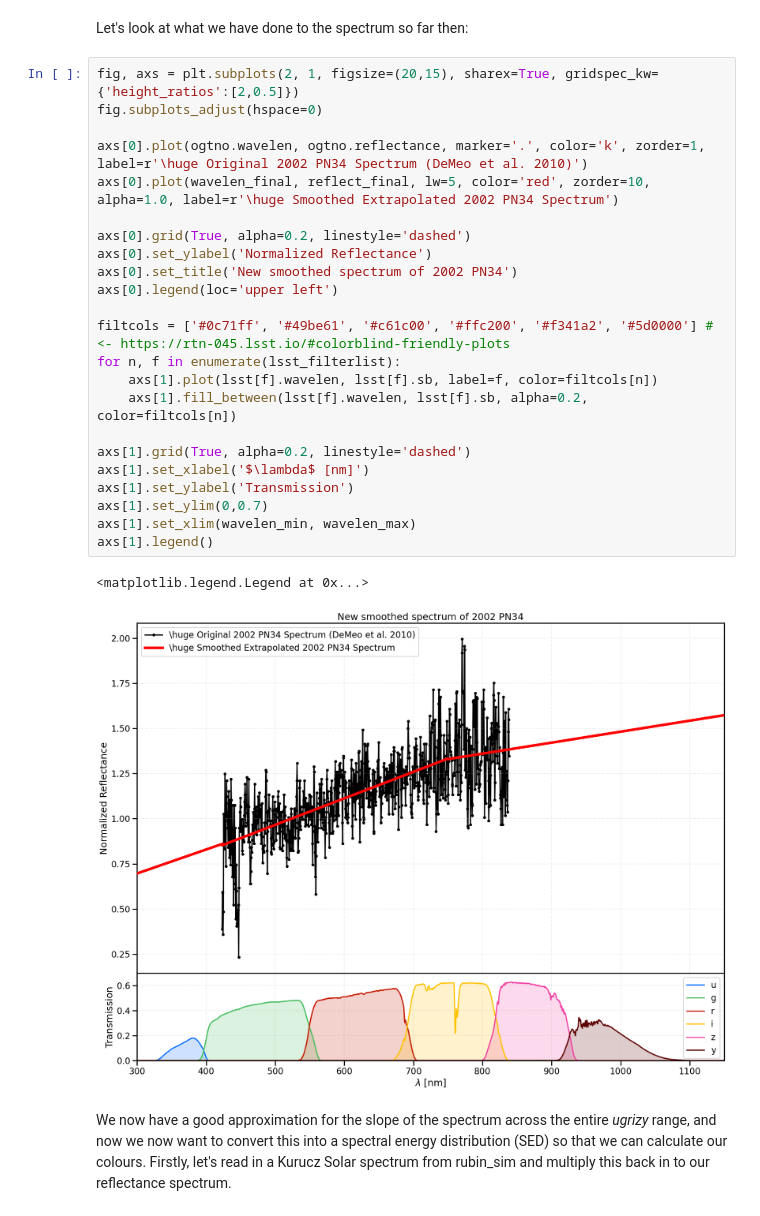
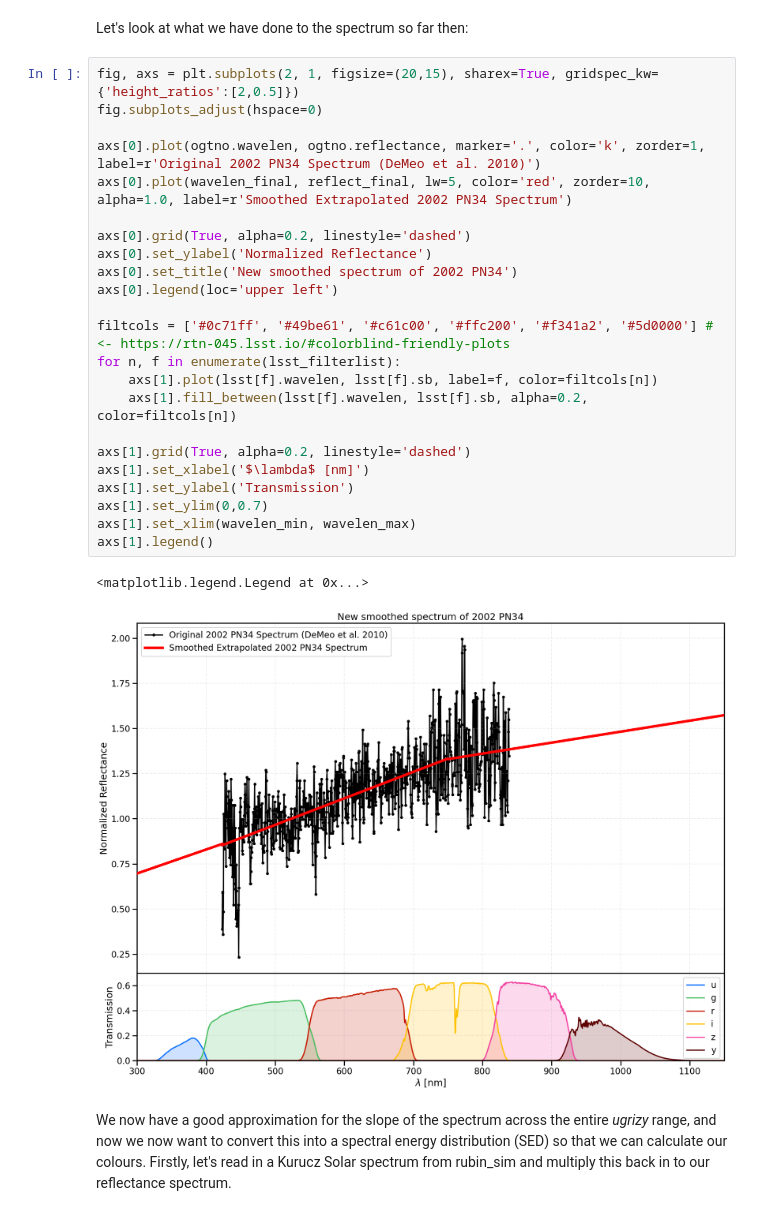
Before and after one commit to dirac-institute/sorcha, a Jupyter notebook: docs/notebooks/demo_CalculateLSSTColours.ipynb, the cells around one changed output. Drawn from its saved outputs; the diff is of its cells as text.

Commit message:
quick change to notebook labels

```diff
--- a/docs/notebooks/demo_CalculateLSSTColours.ipynb
+++ b/docs/notebooks/demo_CalculateLSSTColours.ipynb
@@ -99,29 +99,29 @@ Let's look at what we have done to the spectrum so far then:
 # %%
 fig, axs = plt.subplots(2, 1, figsize=(20,15), sharex=True, gridspec_kw={'height_ratios':[2,0.5]})
 fig.subplots_adjust(hspace=0)
 
-axs[0].plot(ogtno.wavelen, ogtno.reflectance, marker='.', color='k', zorder=1, label=r'\huge Original 2002 PN34 Spectrum (DeMeo et al. 2010)')
-axs[0].plot(wavelen_final, reflect_final, lw=5, color='red', zorder=10, alpha=1.0, label=r'\huge Smoothed Extrapolated 2002 PN34 Spectrum')
+axs[0].plot(ogtno.wavelen, ogtno.reflectance, marker='.', color='k', zorder=1, label=r'Original 2002 PN34 Spectrum (DeMeo et al. 2010)')
+axs[0].plot(wavelen_final, reflect_final, lw=5, color='red', zorder=10, alpha=1.0, label=r'Smoothed Extrapolated 2002 PN34 Spectrum')
 
 axs[0].grid(True, alpha=0.2, linestyle='dashed')
 axs[0].set_ylabel('Normalized Reflectance')
 axs[0].set_title('New smoothed spectrum of 2002 PN34')
 axs[0].legend(loc='upper left')
 
 filtcols = ['#0c71ff', '#49be61', '#c61c00', '#ffc200', '#f341a2', '#5d0000'] # <- https://rtn-045.lsst.io/#colorblind-friendly-plots
 for n, f in enumerate(lsst_filterlist):
     axs[1].plot(lsst[f].wavelen, lsst[f].sb, label=f, color=filtcols[n])
     axs[1].fill_between(lsst[f].wavelen, lsst[f].sb, alpha=0.2, color=filtcols[n])
 
 axs[1].grid(True, alpha=0.2, linestyle='dashed')
 axs[1].set_xlabel('$\lambda$ [nm]')
 axs[1].set_ylabel('Transmission')
 axs[1].set_ylim(0,0.7)
 axs[1].set_xlim(wavelen_min, wavelen_max)
 axs[1].legend()
 # %% [output]
 <matplotlib.legend.Legend at 0x...>
-[figure, old version]
+[figure, new version]
 # %% [markdown]
 We now have a good approximation for the slope of the spectrum across the entire _ugrizy_ range, and now we now want to convert this into a spectral energy distribution (SED) so that we can calculate our colours. Firstly, let's read in a Kurucz Solar spectrum from rubin_sim and multiply this back in to our reflectance spectrum.
 # %%
```
Also changed, not shown: parts of 1 cell of this notebook.
